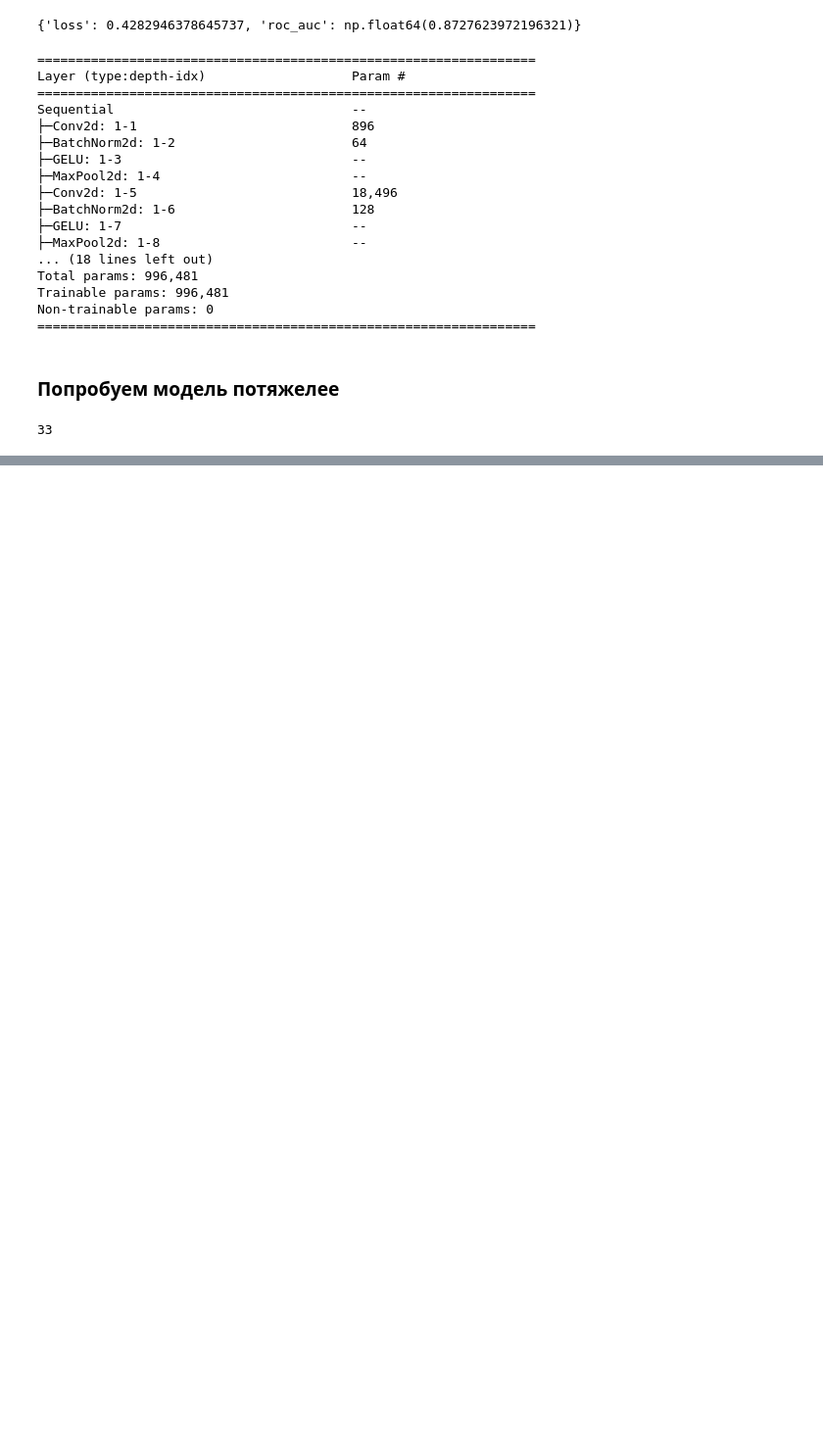
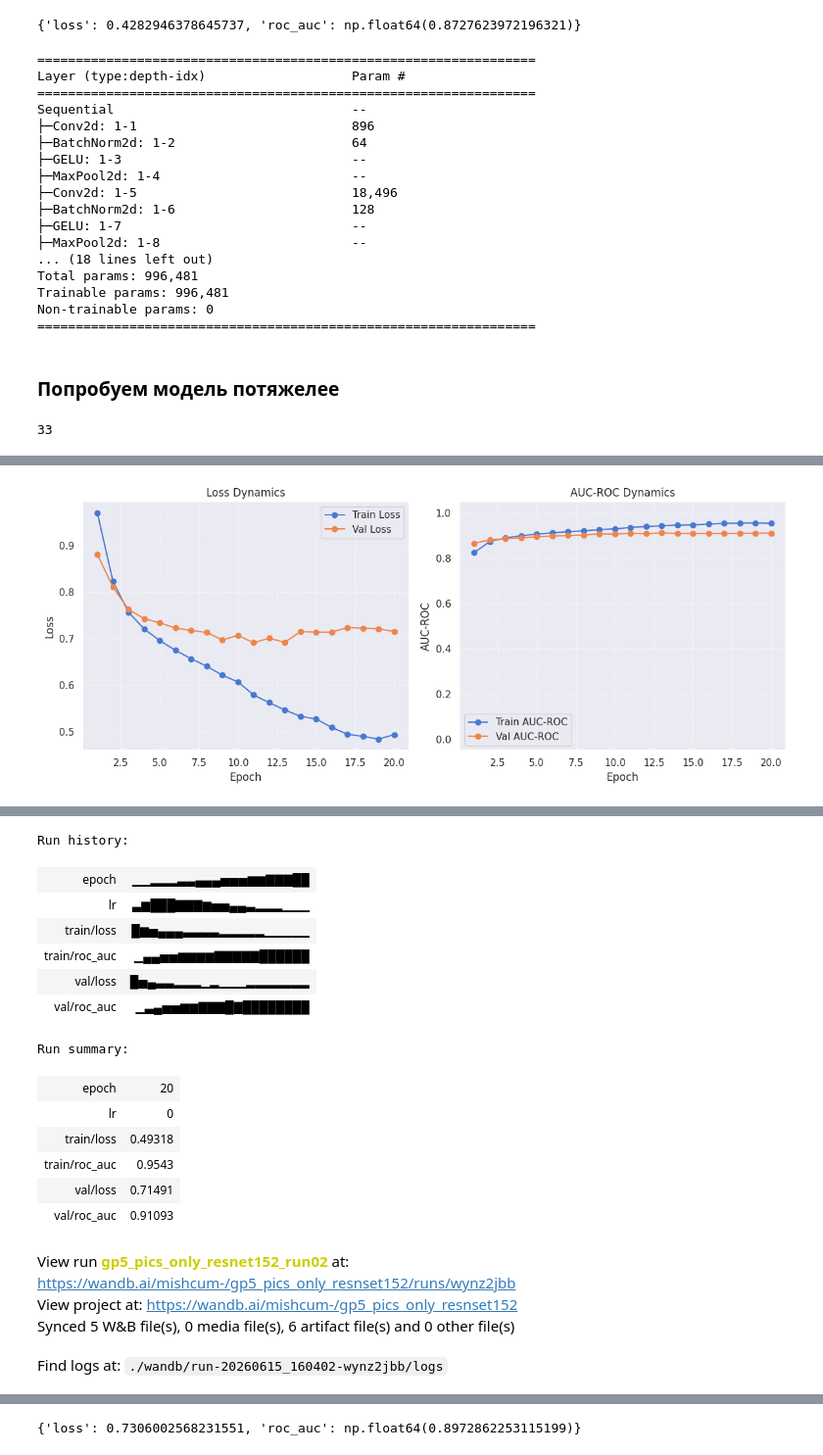
Before and after one commit to mishcum/GP5, a Jupyter notebook: notebooks/conv/Conv.ipynb, the cells around one changed output, grey strips where cells are left out. Shown at 98% size. Saved outputs shown, nothing was run; the diff lists cells and outputs as text; code cells hidden in the pictures; blank space fills up the shorter version.

```diff
--- a/notebooks/conv/Conv.ipynb
+++ b/notebooks/conv/Conv.ipynb
@@ -825,0 +897,4 @@ Non-trainable params: 0
+# %%
+fit(model, train_loader, val_loader, optimizer, scheduler, criterion, device, num_epochs, out_dir='resnet152', use_wandb=True, wandb_project='gp5_pics_only_resnset152', wandb_run_name='gp5_pics_only_resnet152_run02', plot_fn=plot_metrics)
+# %% [output]
+[figure, added]
@@ -825,0 +902,18 @@ Non-trainable params: 0
+Run history:
+| epoch | ▁▁▂▂▂▃▃▄▄▄▅▅▅▆▆▇▇▇██ |
+| lr | ▃▆███▇▇▇▆▅▅▄▄▃▂▂▂▁▁▁ |
+| train/loss | █▆▅▄▄▄▃▃▃▃▂▂▂▂▂▁▁▁▁▁ |
+| train/roc_auc | ▁▄▄▅▅▆▆▆▆▇▇▇▇▇██████ |
+| val/loss | █▅▄▃▃▂▂▂▁▂▁▁▁▂▂▂▂▂▂▂ |
+| val/roc_auc | ▁▃▄▅▅▆▆▇▇▇█▇████████ |
+Run summary:
+| epoch | 20 |
+| lr | 0 |
+| train/loss | 0.49318 |
+| train/roc_auc | 0.9543 |
+| val/loss | 0.71491 |
+| val/roc_auc | 0.91093 |
+View run gp5_pics_only_resnet152_run02 at: https://wandb.ai/mishcum-/gp5_pics_only_resnset152/runs/wynz2jbb
+View project at: https://wandb.ai/mishcum-/gp5_pics_only_resnset152
+Synced 5 W&B file(s), 0 media file(s), 6 artifact file(s) and 0 other file(s)
+Find logs at: ./wandb/run-20260615_160402-wynz2jbb/logs
@@ -825,0 +937,4 @@ Non-trainable params: 0
+# %%
+validation_epoch(model, criterion, test_loader, device)
+# %% [output]
+{'loss': 0.7306002568231551, 'roc_auc': np.float64(0.8972862253115199)}
```
Also changed, not shown: parts of 25 cells of this notebook, 1 other file.
